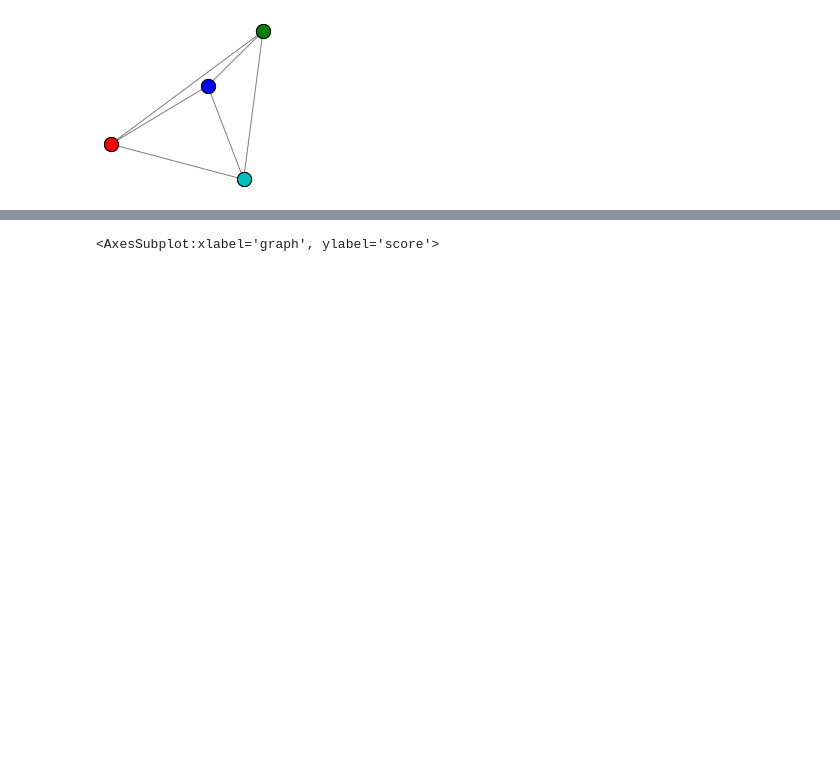
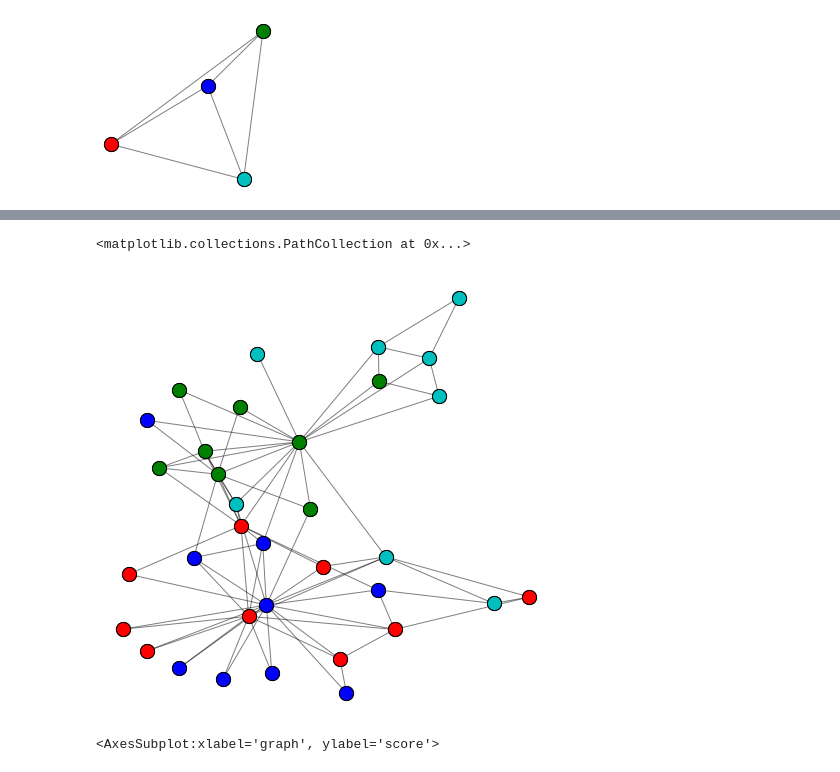
Before and after one commit to mamintoosi-papers-codes/ClusterGCN, a Jupyter notebook: karate.ipynb, the cells around one changed output, grey strips where cells are left out. Saved outputs shown, nothing was run; the diff lists cells and outputs as text; code cells hidden in the pictures; blank space fills up the shorter version.

Commit message:
Edit ClusterGCN

```diff
--- a/karate.ipynb
+++ b/karate.ipynb
@@ -101,0 +97,18 @@ False [[8, 14, 15, 18, 20, 22, 26, 29, 30, 32, 33], [1, 2, 3, 7, 9, 12, 13, 17,
+# %%
+# names = ["Karate Club"]
+# algos = [algorithms.leiden, algorithms.label_propagation]
+# viz.plot_scoring([G], data.y.tolist(), names, algos, scoring=evaluation.adjusted_mutual_information, nbRuns=2)
+# clusters = list(set(np.array(coms.communities)))
+# print(clusters)
+# parts_np = np.array(parts)
+# metis_com = []
+count = sum( [ len(listElem) for listElem in coms.communities])
+my_parts = [0] * count
+for i in range(len(coms.communities)):
+    for x in coms.communities[i]:
+        my_parts[x] = i
+#     my_parts[coms.communities[i]] = [i]*len(coms.communities[i])
+
+my_parts
+# cluster_membership = {node: membership for node, membership in enumerate(parts)}
+# cluster_membership
@@ -124,3 +177,13 @@ mytuple[0].tolist()
+# %%
+from cdlib import NodeClustering
+
+communities_metis = metis_com #[[1,2,3], [4,5,6], [7,8,9,10,11]]
+coms_metis = NodeClustering(communities_metis, graph=G, method_name="METIS")
+viz.plot_network_clusters(G, coms_metis, pos)
+# viz.plot_community_graph(G, coms_metis, figsize=(3, 3))
+# %% [output]
+<matplotlib.collections.PathCollection at 0x...>
+[figure, added]
 # %%
 from cdlib import NodeClustering
 
```
Also changed, not shown: parts of 6 cells of this notebook, 3 other files.
